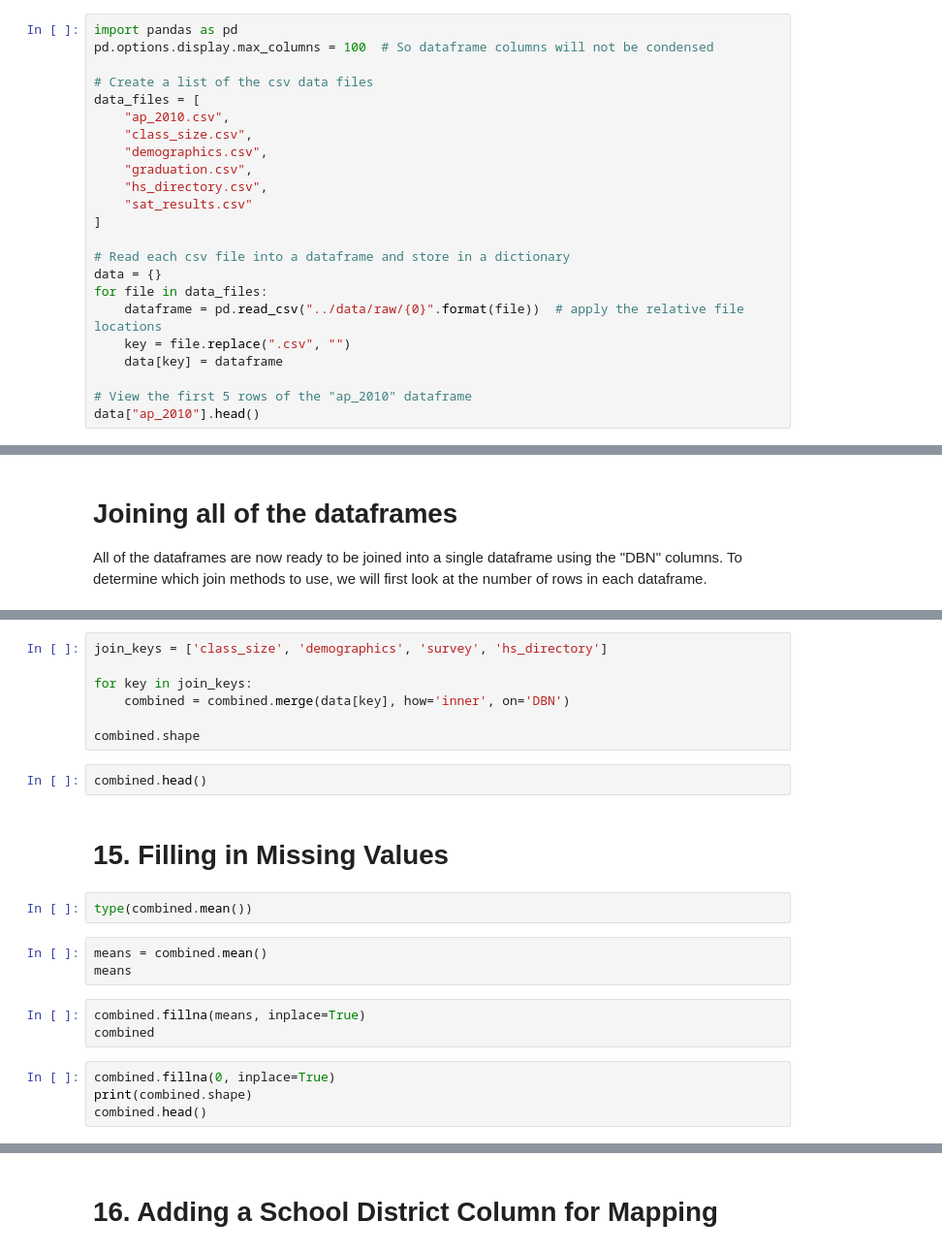
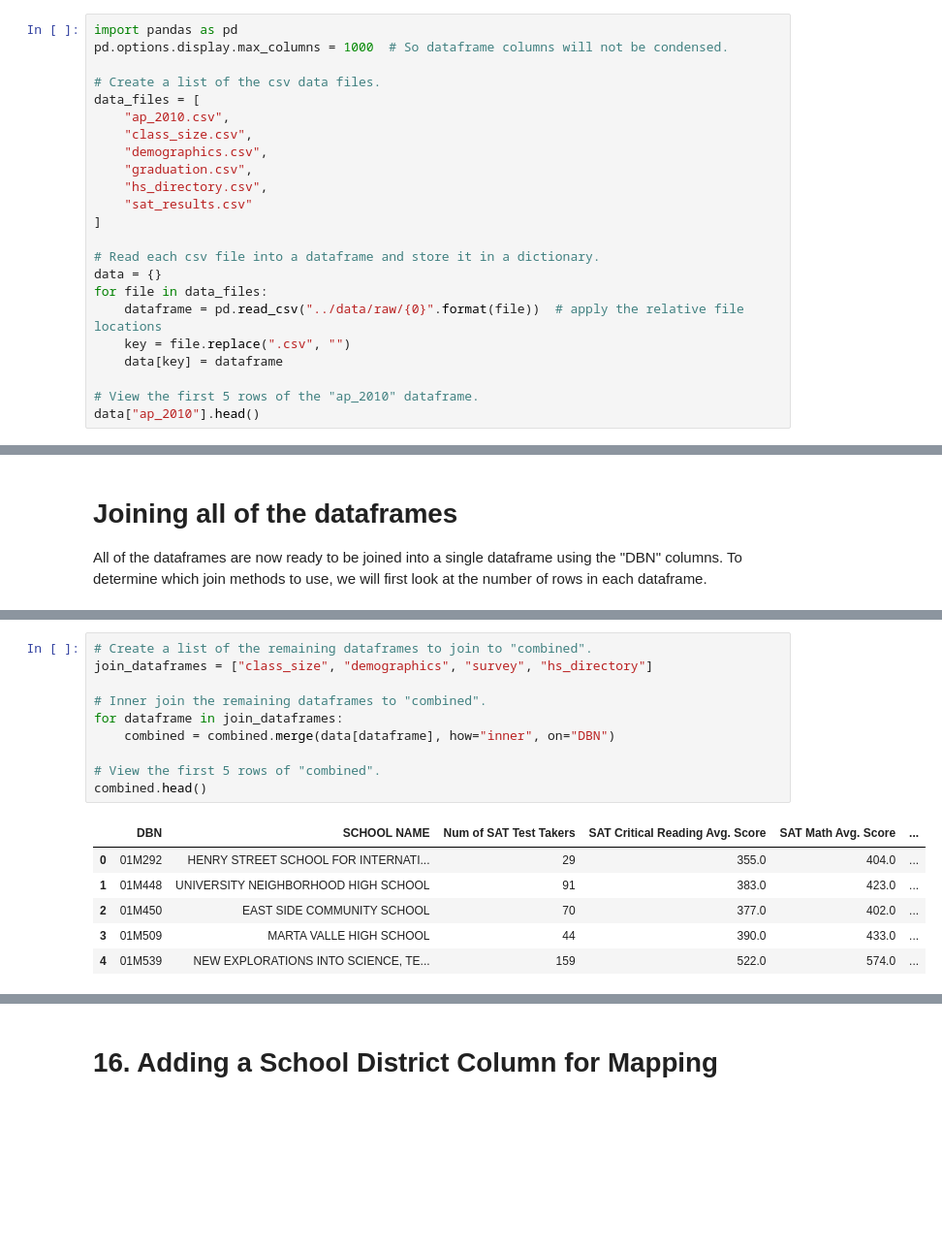
Before and after one commit to JustinToribio/cleaning-nyc-hs-data, a Jupyter notebook: notebooks/1.0-jt-clean-analyze-nyc-hs-data.ipynb, the cells around one changed output, grey strips where cells are left out. Shown at 97% size. Cells and saved outputs as stored; diff of their text form; blank space fills up the shorter version.

Commit message:
notebook: performing inner joins drafted

```diff
--- a/notebooks/1.0-jt-clean-analyze-nyc-hs-data.ipynb
+++ b/notebooks/1.0-jt-clean-analyze-nyc-hs-data.ipynb
@@ -30,9 +30,9 @@ We will read each comma separated value (csv) data file into a Pandas Dataframe
 We will read in and explore the text (txt) survey data files later.
 # %%
 import pandas as pd
-pd.options.display.max_columns = 100  # So dataframe columns will not be condensed
+pd.options.display.max_columns = 1000  # So dataframe columns will not be condensed.
 
-# Create a list of the csv data files
+# Create a list of the csv data files.
 data_files = [
     "ap_2010.csv",
     "class_size.csv",
@@ -42,14 +42,14 @@ data_files = [
     "sat_results.csv"
 ]
 
-# Read each csv file into a dataframe and store in a dictionary
+# Read each csv file into a dataframe and store it in a dictionary.
 data = {}
 for file in data_files:
     dataframe = pd.read_csv("../data/raw/{0}".format(file))  # apply the relative file locations
     key = file.replace(".csv", "")
     data[key] = dataframe
 
-# View the first 5 rows of the "ap_2010" dataframe
+# View the first 5 rows of the "ap_2010" dataframe.
 data["ap_2010"].head()
 # %% [output]
 |  | DBN | SchoolName | AP Test Takers | Total Exams Taken | Number of Exams with scores 3 4 or 5 |
@@ -695,23 +698,17 @@ data.keys()
 # %%
-join_keys = ['class_size', 'demographics', 'survey', 'hs_directory']
+# Create a list of the remaining dataframes to join to "combined".
+join_dataframes = ["class_size", "demographics", "survey", "hs_directory"]
 
-for key in join_keys:
-    combined = combined.merge(data[key], how='inner', on='DBN')
+# Inner join the remaining dataframes to "combined".
+for dataframe in join_dataframes:
+    combined = combined.merge(data[dataframe], how="inner", on="DBN")
 
-combined.shape
+# View the first 5 rows of "combined".
+combined.head()
+# %% [output]
+|  | DBN | SCHOOL NAME | Num of SAT Test Takers | SAT Critical Reading Avg. Score | SAT Math Avg. Score | ... |
+| 0 | 01M292 | HENRY STREET SCHOOL FOR INTERNATI... | 29 | 355.0 | 404.0 | ... |
+| 1 | 01M448 | UNIVERSITY NEIGHBORHOOD HIGH SCHOOL | 91 | 383.0 | 423.0 | ... |
+| 2 | 01M450 | EAST SIDE COMMUNITY SCHOOL | 70 | 377.0 | 402.0 | ... |
+| 3 | 01M509 | MARTA VALLE HIGH SCHOOL | 44 | 390.0 | 433.0 | ... |
+| 4 | 01M539 | NEW EXPLORATIONS INTO SCIENCE, TE... | 159 | 522.0 | 574.0 | ... |
-# %%
-combined.head()
-# %% [markdown]
-# 15. Filling in Missing Values
-# %%
-type(combined.mean())
-# %%
-means = combined.mean()
-means
-# %%
-combined.fillna(means, inplace=True)
-combined
-# %%
-combined.fillna(0, inplace=True)
-print(combined.shape)
-combined.head()
```
Also changed, not shown: parts of 38 cells of this notebook.
